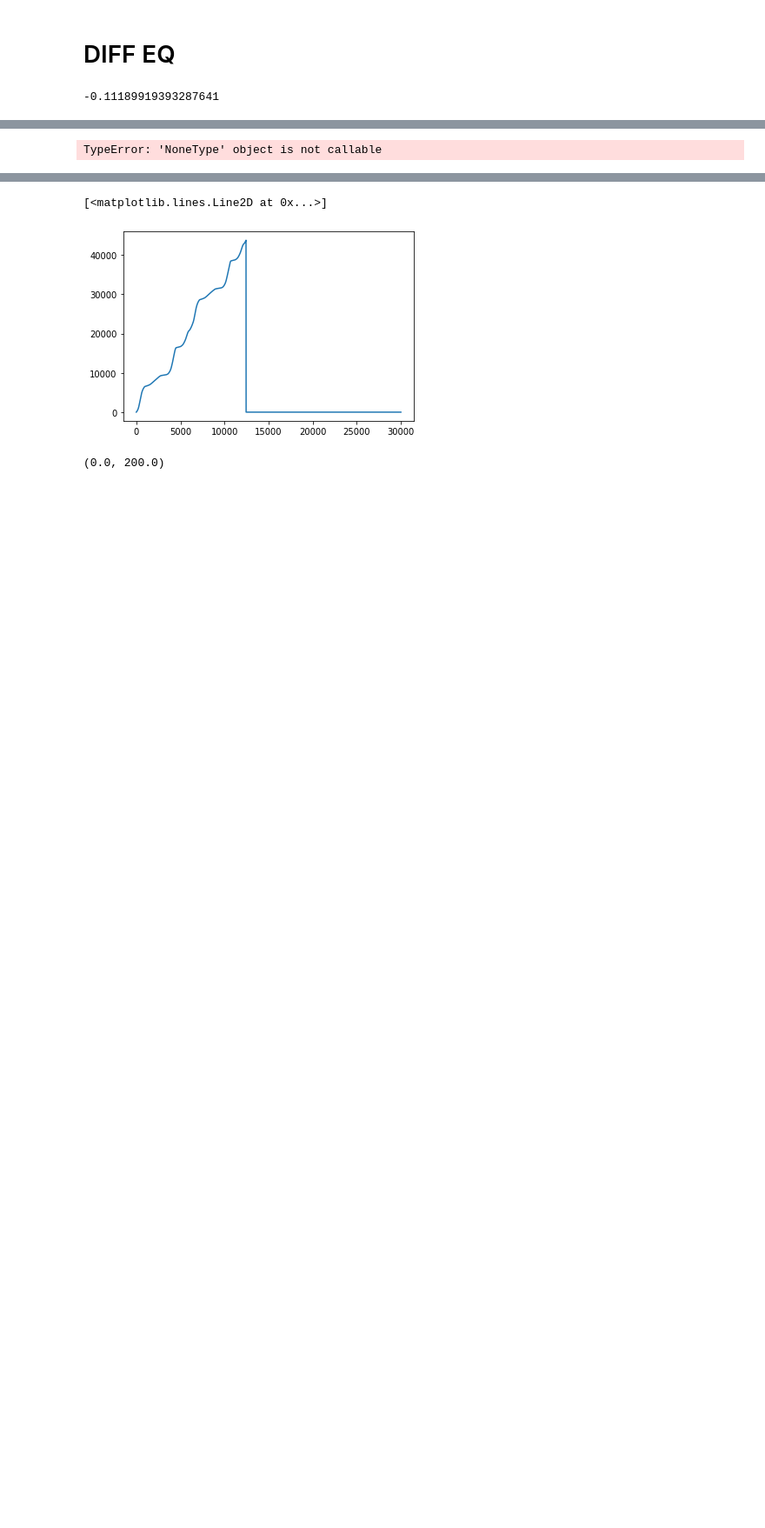
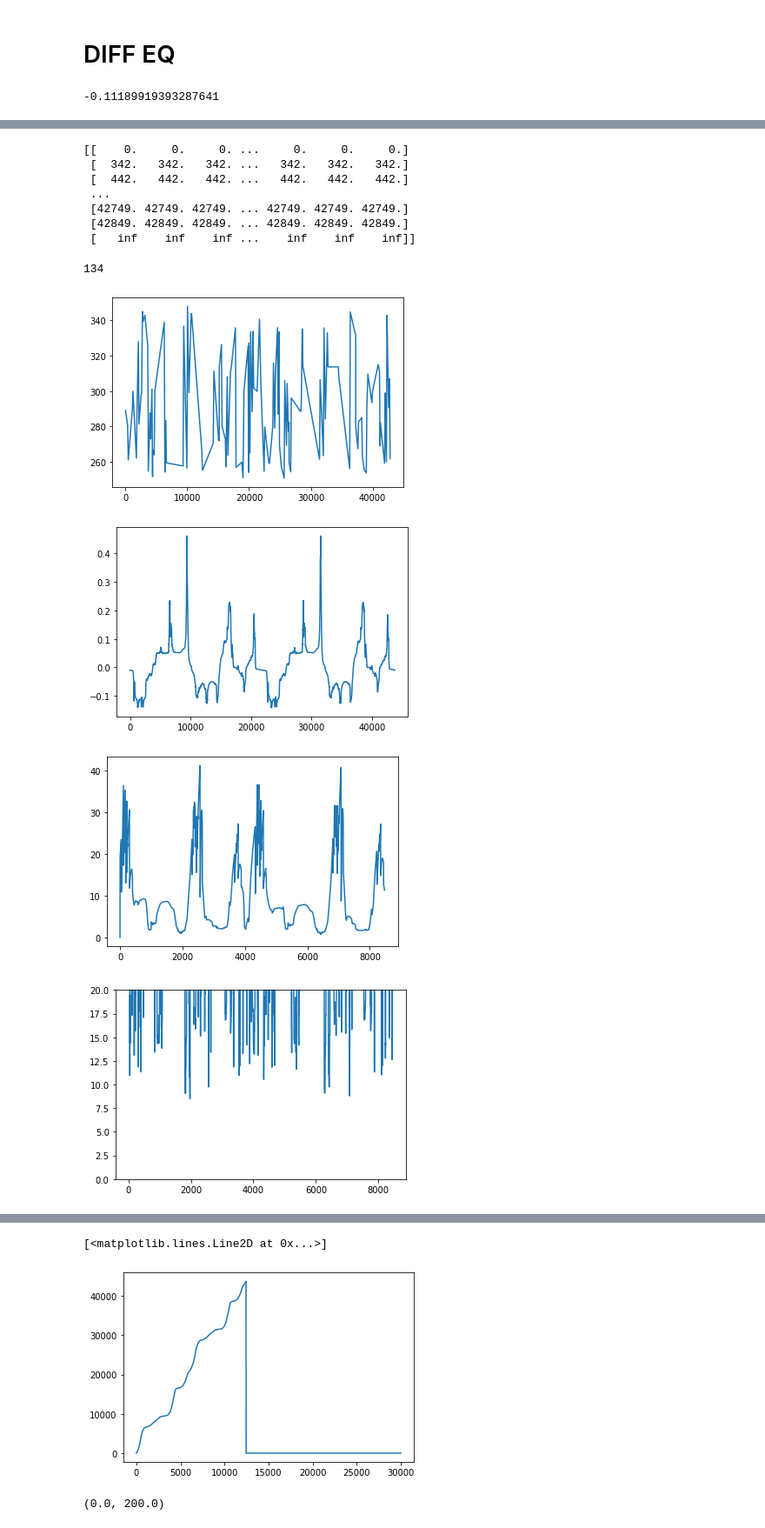
Before and after one commit to anthonyozerov/optimal-cycling, a Jupyter notebook: anthony.ipynb, the cells around one changed output, grey strips where cells are left out. Shown at 87% size. Saved outputs shown, nothing was run; the diff lists cells and outputs as text; code cells hidden in the pictures; blank space fills up the shorter version.

```diff
--- a/anthony.ipynb
+++ b/anthony.ipynb
@@ -291,3 +291,8 @@ plt.plot([p['cumdist'] for p in points], [p['alt'] for p in points])
 # %% [output]
 [<matplotlib.lines.Line2D at 0x...>]
 [figure]
+# %%
+segments = np.sort(np.append([0],sep_x))
+n_segments = len(segments)
+segments = np.append(segments,np.inf)
+print(n_segments)
@@ -374,38 +315,52 @@ def dxdt(v):
     return v
 def dvdt(a):
     return a
-def dedt(x):
-    return np.repeat(-1/T(P(x)),len(x))
+def dedt(P_x):
+    return -1/T(P_x)
 
-def step(x, v, e, i, h, P):
+
+v_seq = []
+vmax_seq = []
+def step(x, v, e, seg_idx, next_seg, i, h, P):
+    global seg_mat, segments
     x[x>x_max]=x_max
     idx = np.floor(x/data_compr).astype(int)
     slope = slope_data[idx]
     vmax = vmax_data[idx]
+    vmax_seq.append(vmax[0])
     v = (v>vmax) * vmax + (v<=vmax) * v
+#     print(seg_mat.shape)
+#     print(x_mat.shape)
+    #cur_seg = (np.repeat([x],n_segments,axis=0)<=seg_mat).argmax(axis=0)
 
-    a = (P(x)/v - Cd*rho*A*(v**2)/2 - m*g*(np.sin(slope)+mu*np.cos(slope)))/m
+    seg_idx += (x>=next_seg)
+    cur_seg = segments[seg_idx]
+    next_seg = segments[seg_idx+1]
+#     P_idx = list(zip(,))
+#     print(P_idx)
+    P_x = P[seg_idx,np.arange(0, n)]
+    v_seq.append(v[0])
+
+    a = (P_x/v - Cd*rho*A*(v**2)/2 - m*g*(np.sin(slope)+mu*np.cos(slope)))/m
 
     v = v + a * h
     x = x + dxdt(v) * h
-    e = e - dedt(x) * h
+    e = e - dedt(P_x) * h
 
 #         x_sol[i,:] = x
 #         v_sol[i,:] = v
 #         e_sol[i,:] = e
-    return x, v, e
+    return x, v, e, seg_idx, next_seg
 
 
 def simulate(n, h, P):
-
-    v0 = np.zeros(n)+0.01
-    x0 = np.zeros(n)
-    e0 = np.zeros(n)+1
 
 #     t_max = 6000
 #     iterations = math.ceil(t_max/h)
 #     t_span = np.linspace(0,t_max, iterations)
 
+    seg_idx = np.zeros(n).astype(int)
+    next_seg = np.repeat(segments[0],n)
     x = np.zeros(n)
     v = np.zeros(n)+0.1
     e = np.zeros(n)+1
@@ -414,12 +369,40 @@ def simulate(n, h, P):
     #e_sol = np.zeros((iterations, n))
     i = 0
     while(max(x)< x_max):
-        x, v, e = step(x, v, e, i, h, P)
-        if i%2000 == 0: print(max(x))
+        x, v, e, seg_idx, next_seg = step(x, v, e, seg_idx, next_seg, i, h, P)
+        #if i%2000 == 0: print(max(x))
         i += 1
-    return i * h
+    return i * h, x.argmin()
 
-P = np.random.rand(n_segments, n)*100 + 300
-simulate(1000, 0.5, None)
+n = 1000
+seg_mat = np.repeat([segments],n,axis=0).T
+print(seg_mat)
+P = np.random.rand(n_segments, n)*100 + 250
+time, strat = simulate(n, 0.5, P)
 # %% [output]
-TypeError: 'NoneType' object is not callable
+[[    0.     0.     0. ...     0.     0.     0.]
+ [  342.   342.   342. ...   342.   342.   342.]
+ [  442.   442.   442. ...   442.   442.   442.]
+ ...
+ [42749. 42749. 42749. ... 42749. 42749. 42749.]
+ [42849. 42849. 42849. ... 42849. 42849. 42849.]
+ [   inf    inf    inf ...    inf    inf    inf]]
+# %%
+len(segments)
+# %% [output]
+134
+# %%
+plt.plot(segments,P[:,strat])
+plt.show()
+plt.plot(cum_dists, slopes)
+plt.show()
+plt.plot(v_seq)
+plt.show()
+plt.plot(vmax_seq)
+plt.ylim(0,20)
+plt.show()
+# %% [output]
+[figure, added]
+[figure, added]
+[figure, added]
+[figure, added]
```
Also changed, not shown: parts of 8 cells of this notebook.
